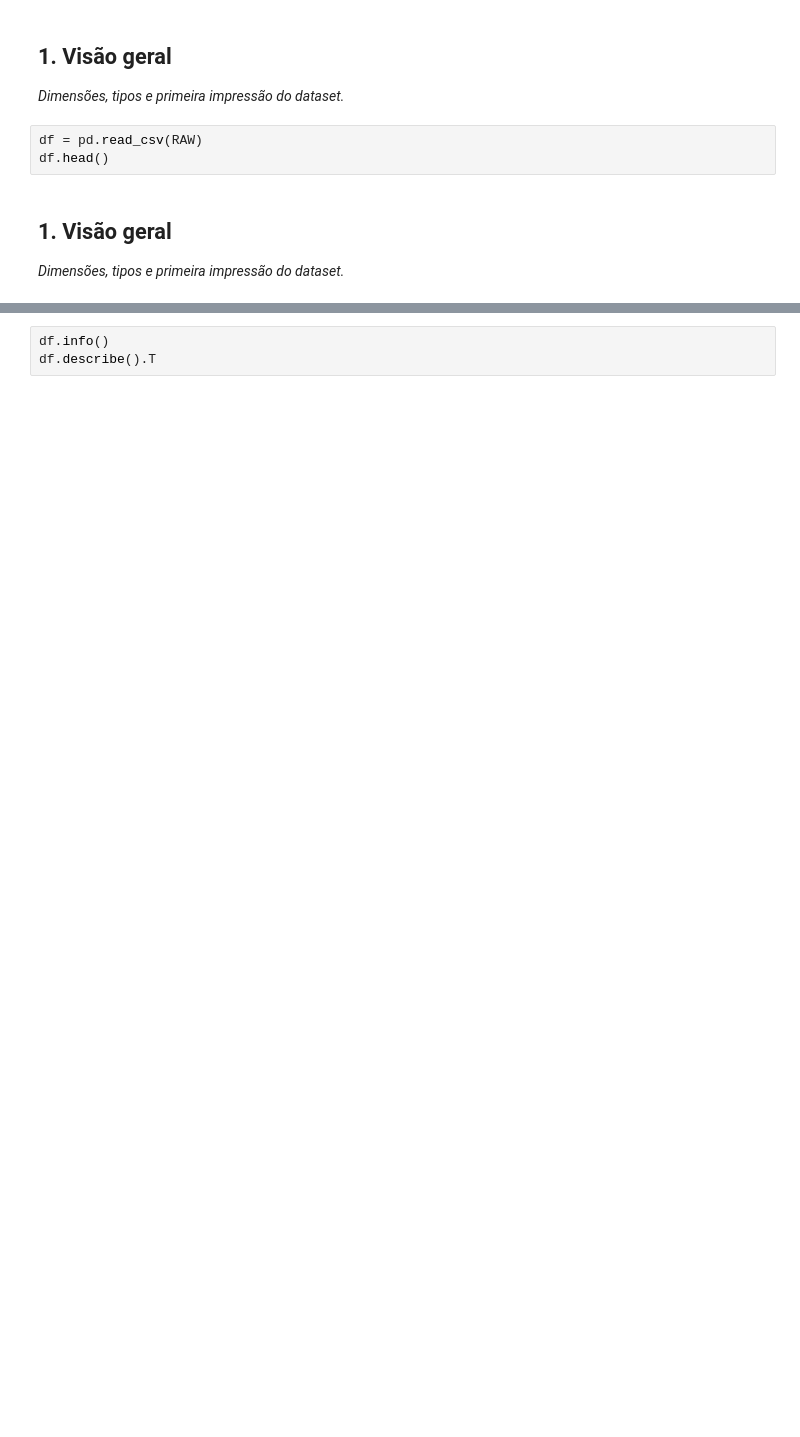
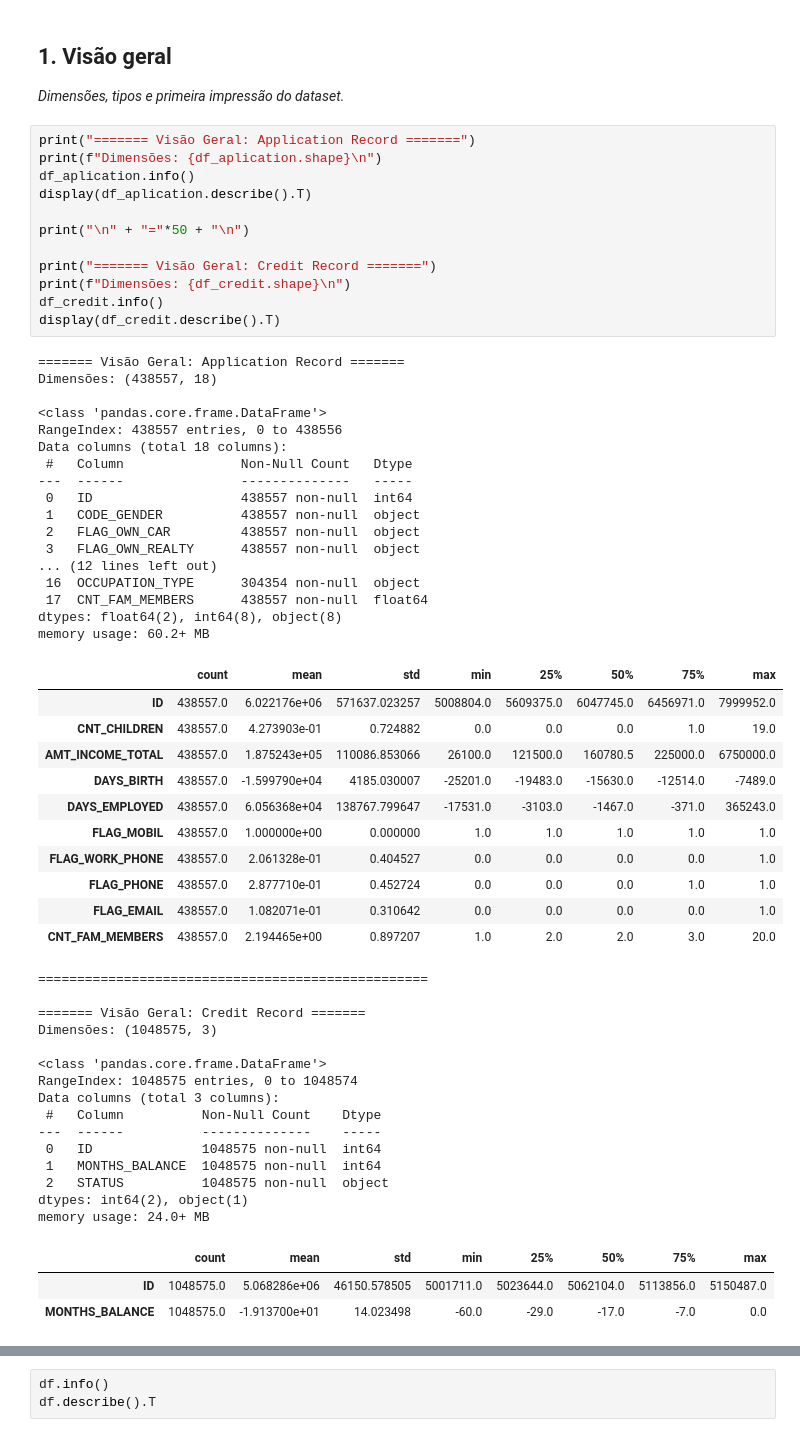
Before and after one commit to fagnermacedo/tech-challenge-fase2, a Jupyter notebook: notebooks/01_eda.ipynb, the cells around one changed output, grey strips where cells are left out. Cells and saved outputs as stored; diff of their text form; blank space fills up the shorter version.

```diff
--- a/notebooks/01_eda.ipynb
+++ b/notebooks/01_eda.ipynb
@@ -95,10 +124,62 @@ memory usage: 24.0+ MB
 ## 1. Visão geral
 
 _Dimensões, tipos e primeira impressão do dataset._
-# %%
-df = pd.read_csv(RAW)
-df.head()
-# %% [markdown]
-## 1. Visão geral
-
-_Dimensões, tipos e primeira impressão do dataset._
+# %%
+print("======= Visão Geral: Application Record =======")
+print(f"Dimensões: {df_aplication.shape}\n")
+df_aplication.info()
+display(df_aplication.describe().T)
+
+print("\n" + "="*50 + "\n")
+
+print("======= Visão Geral: Credit Record =======")
+print(f"Dimensões: {df_credit.shape}\n")
+df_credit.info()
+display(df_credit.describe().T)
+# %% [output]
+======= Visão Geral: Application Record =======
+Dimensões: (438557, 18)
+
+<class 'pandas.core.frame.DataFrame'>
+RangeIndex: 438557 entries, 0 to 438556
+Data columns (total 18 columns):
+ #   Column               Non-Null Count   Dtype
+---  ------               --------------   -----
+ 0   ID                   438557 non-null  int64
+ 1   CODE_GENDER          438557 non-null  object
+ 2   FLAG_OWN_CAR         438557 non-null  object
+ 3   FLAG_OWN_REALTY      438557 non-null  object
+... (12 lines left out)
+ 16  OCCUPATION_TYPE      304354 non-null  object
+ 17  CNT_FAM_MEMBERS      438557 non-null  float64
+dtypes: float64(2), int64(8), object(8)
+memory usage: 60.2+ MB
+|  | count | mean | std | min | 25% | 50% | 75% | max |
+| ID | 438557.0 | 6.022176e+06 | 571637.023257 | 5008804.0 | 5609375.0 | 6047745.0 | 6456971.0 | 7999952.0 |
+| CNT_CHILDREN | 438557.0 | 4.273903e-01 | 0.724882 | 0.0 | 0.0 | 0.0 | 1.0 | 19.0 |
+| AMT_INCOME_TOTAL | 438557.0 | 1.875243e+05 | 110086.853066 | 26100.0 | 121500.0 | 160780.5 | 225000.0 | 6750000.0 |
+| DAYS_BIRTH | 438557.0 | -1.599790e+04 | 4185.030007 | -25201.0 | -19483.0 | -15630.0 | -12514.0 | -7489.0 |
+| DAYS_EMPLOYED | 438557.0 | 6.056368e+04 | 138767.799647 | -17531.0 | -3103.0 | -1467.0 | -371.0 | 365243.0 |
+| FLAG_MOBIL | 438557.0 | 1.000000e+00 | 0.000000 | 1.0 | 1.0 | 1.0 | 1.0 | 1.0 |
+| FLAG_WORK_PHONE | 438557.0 | 2.061328e-01 | 0.404527 | 0.0 | 0.0 | 0.0 | 0.0 | 1.0 |
+| FLAG_PHONE | 438557.0 | 2.877710e-01 | 0.452724 | 0.0 | 0.0 | 0.0 | 1.0 | 1.0 |
+| FLAG_EMAIL | 438557.0 | 1.082071e-01 | 0.310642 | 0.0 | 0.0 | 0.0 | 0.0 | 1.0 |
+| CNT_FAM_MEMBERS | 438557.0 | 2.194465e+00 | 0.897207 | 1.0 | 2.0 | 2.0 | 3.0 | 20.0 |
+==================================================
+
+======= Visão Geral: Credit Record =======
+Dimensões: (1048575, 3)
+
+<class 'pandas.core.frame.DataFrame'>
+RangeIndex: 1048575 entries, 0 to 1048574
+Data columns (total 3 columns):
+ #   Column          Non-Null Count    Dtype
+---  ------          --------------    -----
+ 0   ID              1048575 non-null  int64
+ 1   MONTHS_BALANCE  1048575 non-null  int64
+ 2   STATUS          1048575 non-null  object
+dtypes: int64(2), object(1)
+memory usage: 24.0+ MB
+|  | count | mean | std | min | 25% | 50% | 75% | max |
+| ID | 1048575.0 | 5.068286e+06 | 46150.578505 | 5001711.0 | 5023644.0 | 5062104.0 | 5113856.0 | 5150487.0 |
+| MONTHS_BALANCE | 1048575.0 | -1.913700e+01 | 14.023498 | -60.0 | -29.0 | -17.0 | -7.0 | 0.0 |
```
Also changed, not shown: parts of 10 cells of this notebook, 1 other file.
